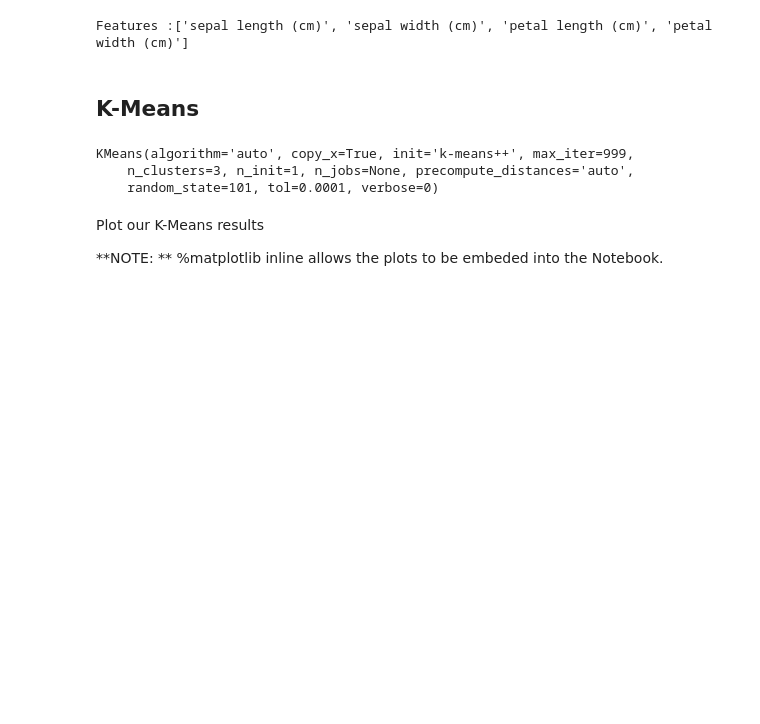
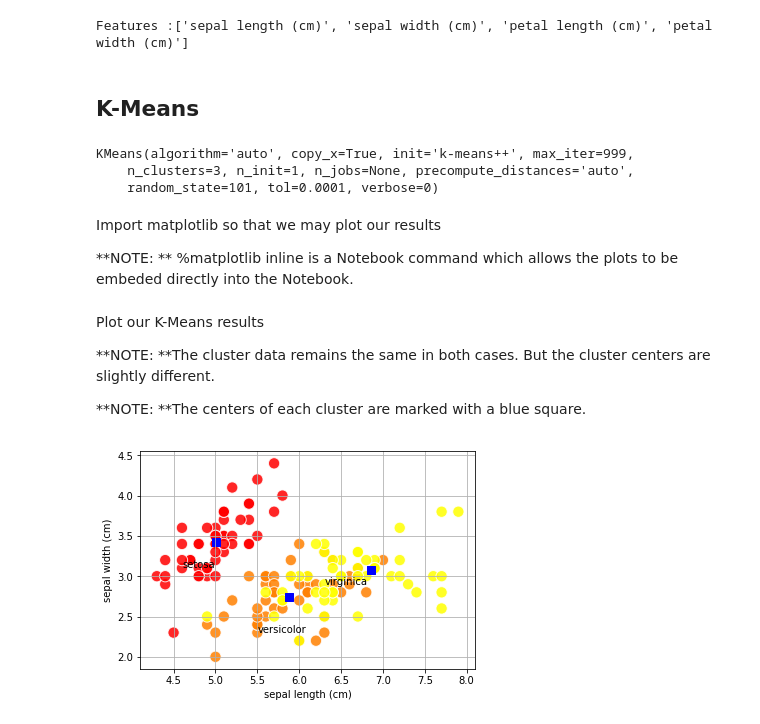
Before and after one commit to paul-williams-ch-ml/ML, a Jupyter notebook: clustering/K-Means & Mini-Batch K-Means.ipynb, the cells around one changed output. Saved outputs shown, nothing was run; the diff lists cells and outputs as text; code cells hidden in the pictures; blank space fills up the shorter version.

```diff
--- a/clustering/K-Means & Mini-Batch K-Means.ipynb
+++ b/clustering/K-Means & Mini-Batch K-Means.ipynb
@@ -30,6 +31,6 @@ KMeans(algorithm='auto', copy_x=True, init='k-means++', max_iter=999,
     n_clusters=3, n_init=1, n_jobs=None, precompute_distances='auto',
     random_state=101, tol=0.0001, verbose=0)
 # %% [markdown]
-Plot our K-Means results
+Import matplotlib so that we may plot our results
 
-**NOTE: ** %matplotlib inline allows the plots to be embeded into the Notebook.
+**NOTE: ** %matplotlib inline   is a Notebook command which allows the plots to be embeded directly into the Notebook.
@@ -35,0 +41,34 @@ Plot our K-Means results
+# %% [markdown]
+Plot our K-Means results
+
+**NOTE: **The cluster data remains the same in both cases. But the cluster centers are slightly different.
+
+**NOTE: **The centers of each cluster are marked with a blue square.
+# %%
+plt.scatter(features[:,0], \
+            features[:,1], \
+            s          = 2**7, \
+            c          = labels, \
+            edgecolors = 'white', \
+            alpha      = 0.85, \
+            cmap       = 'autumn')
+
+plt.scatter(k_means.cluster_centers_[:,0], \
+            k_means.cluster_centers_[:,1], \
+            s      = 2**6, \
+            marker = 's', \
+            c      = 'blue')
+
+for class_no in range(0,3):
+  plt.annotate(data.target_names[class_no], \
+               (features[3+50*class_no,0], \
+                features[3+50*class_no,1]))
+
+plt.grid()
+
+plt.xlabel(data.feature_names[0])
+plt.ylabel(data.feature_names[1])
+
+plt.show()
+# %% [output]
+[figure, added]
```
Also changed, not shown: parts of 10 cells of this notebook.
